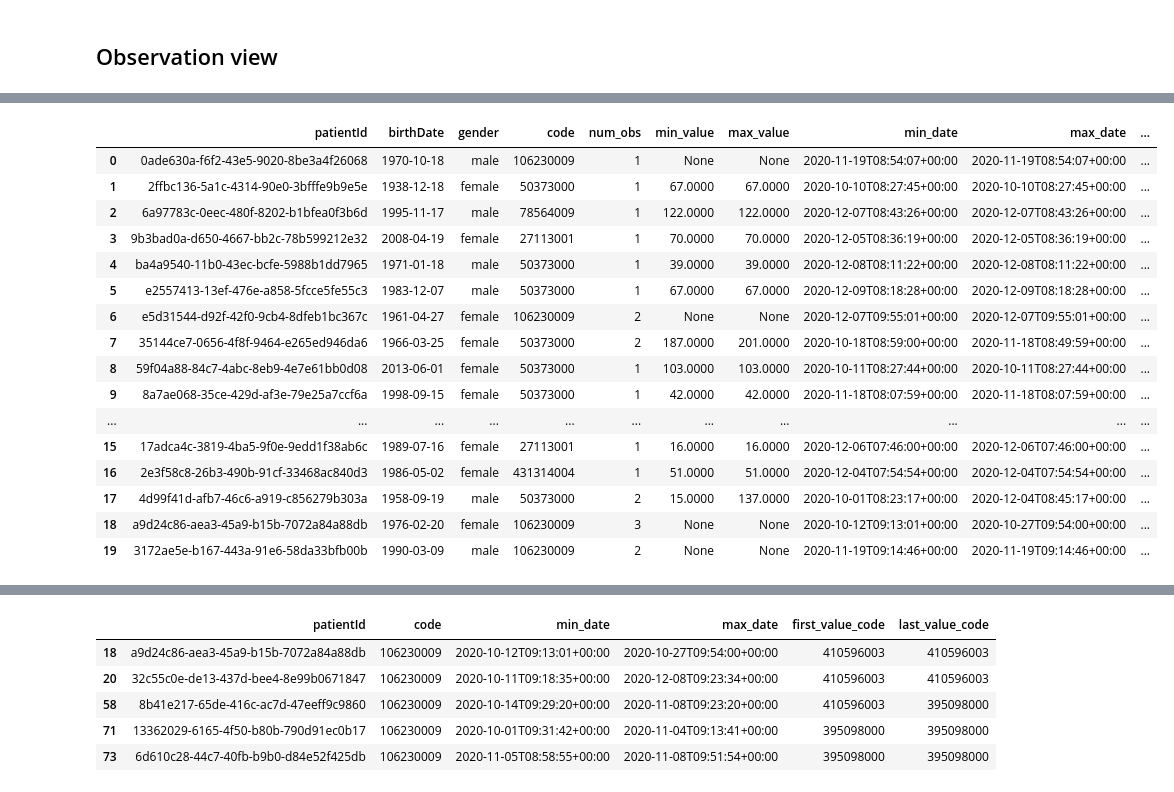
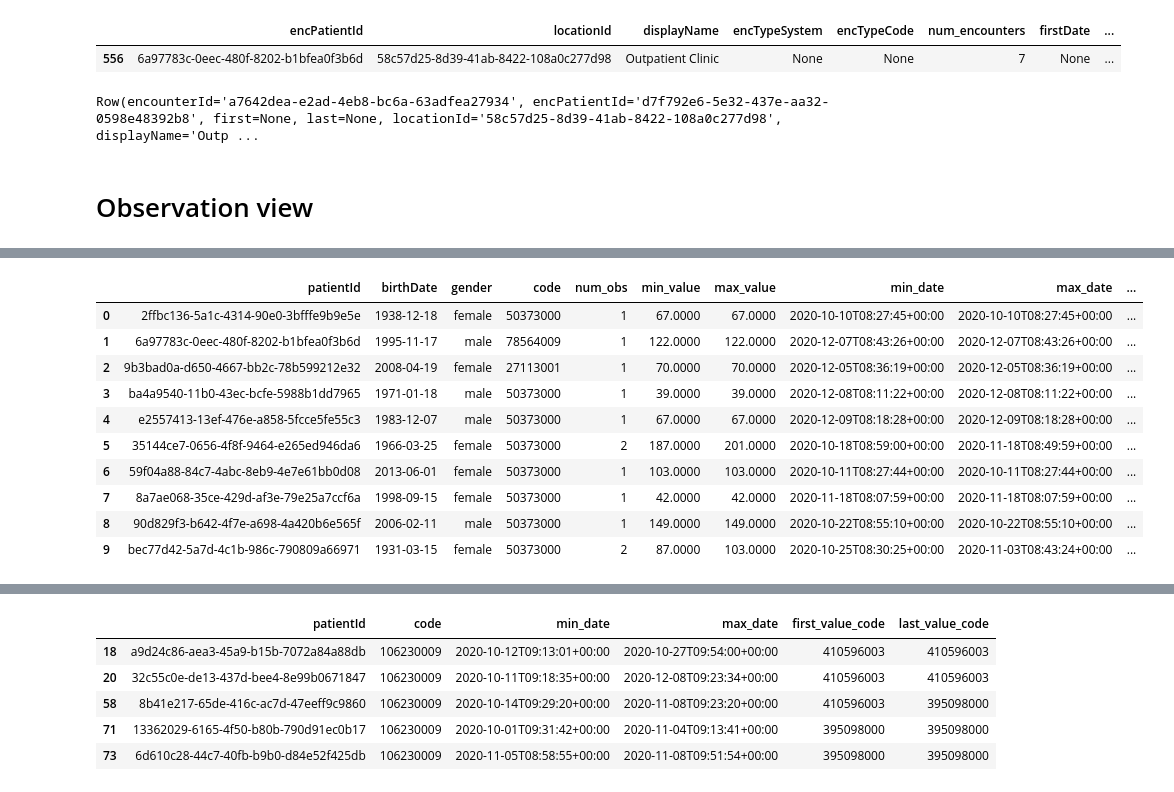
Before and after one commit to google/fhir-data-pipes, a Jupyter notebook: dwh/test_query_lib.ipynb, the cells around one changed output, grey strips where cells are left out. Cells and saved outputs as stored; diff of their text form; code cells hidden in the pictures.

Commit message:
Added encounter location and type constraints with tests

```diff
--- a/dwh/test_query_lib.ipynb
+++ b/dwh/test_query_lib.ipynb
@@ -7,8 +7,10 @@ import pyspark.sql.functions as F
 import query_lib
 import indicator_lib
 # %%
-BASE_DIR='./test_files_small/'
+#BASE_DIR='./test_files_small/'
+BASE_DIR='./test_files/'
 CODE_SYSTEM='http://snomed.info/sct'
+BASE_URL='http://localhost:8099/openmrs/ws/fhir2/R4/'
 
 patient_query = query_lib.patient_query_factory(
     query_lib.Runner.SPARK, BASE_DIR, CODE_SYSTEM)
@@ -29,5 +52,15 @@ flat_enc_df.head()
+# %%
+flat_enc_df[flat_enc_df['encPatientId'] == '6a97783c-0eec-480f-8202-b1bfea0f3b6d']
+# %% [output]
+|  | encPatientId | locationId | displayName | encTypeSystem | encTypeCode | num_encounters | firstDate | ... |
+| 556 | 6a97783c-0eec-480f-8202-b1bfea0f3b6d | 58c57d25-8d39-41ab-8422-108a0c277d98 | Outpatient Clinic | None | None | 7 | None | ... |
+# %%
+flat_enc = patient_query._flatten_encounter(BASE_URL + 'Encounter/')
+flat_enc.head()
+# %% [output]
+Row(encounterId='a7642dea-e2ad-4eb8-bc6a-63adfea27934', encPatientId='d7f792e6-5e32-437e-aa32-0598e48392b8', first=None, last=None, locationId='58c57d25-8d39-41ab-8422-108a0c277d98', displayName='Outp ...
 # %% [markdown]
-## Observation view
+# Observation view
 # %%
 _VL_CODE = '50373000'  # Height
 _ARV_PLAN = '106230009'  # Diagnosis certainty; uuid 159394AAAAAAAAAAAAAAAAAAAAAAAAAAAAAA
@@ -36,7 +69,6 @@ _DRUG2 = '395098000'  # From "diagnosis certainty" values
 end_date='2020-12-30'
 start_date='2020-12-01'
 old_start_date='2020-10-01'
-BASE_PATIENT_URL='http://localhost:8099/openmrs/ws/fhir2/R4/Patient/'
 
 patient_query.include_obs_values_in_time_range(
     _VL_CODE, min_time=old_start_date, max_time=end_date)
@@ -47,6 +79,6 @@ patient_query.include_all_other_codes(min_time=start_date, max_time=end_date)
 # cluster, load input files, and flattens observations. These won't be
 # done in subsequent calls of this function on the same instance.
 # Also same cluster will be reused for other instances of `PatientQuery`.
-agg_df = patient_query.find_patient_aggregates(BASE_PATIENT_URL)
-agg_df.head(20)
+agg_df = patient_query.get_patient_obs_view(BASE_URL)
+agg_df.head(10)
 # %% [output]
@@ -58,17 +89,11 @@ agg_df.head(20)
 |  | patientId | birthDate | gender | code | num_obs | min_value | max_value | min_date | max_date | ... |
-| 0 | 0ade630a-f6f2-43e5-9020-8be3a4f26068 | 1970-10-18 | male | 106230009 | 1 | None | None | 2020-11-19T08:54:07+00:00 | 2020-11-19T08:54:07+00:00 | ... |
-| 1 | 2ffbc136-5a1c-4314-90e0-3bfffe9b9e5e | 1938-12-18 | female | 50373000 | 1 | 67.0000 | 67.0000 | 2020-10-10T08:27:45+00:00 | 2020-10-10T08:27:45+00:00 | ... |
-| 2 | 6a97783c-0eec-480f-8202-b1bfea0f3b6d | 1995-11-17 | male | 78564009 | 1 | 122.0000 | 122.0000 | 2020-12-07T08:43:26+00:00 | 2020-12-07T08:43:26+00:00 | ... |
-| 3 | 9b3bad0a-d650-4667-bb2c-78b599212e32 | 2008-04-19 | female | 27113001 | 1 | 70.0000 | 70.0000 | 2020-12-05T08:36:19+00:00 | 2020-12-05T08:36:19+00:00 | ... |
-| 4 | ba4a9540-11b0-43ec-bcfe-5988b1dd7965 | 1971-01-18 | male | 50373000 | 1 | 39.0000 | 39.0000 | 2020-12-08T08:11:22+00:00 | 2020-12-08T08:11:22+00:00 | ... |
-| 5 | e2557413-13ef-476e-a858-5fcce5fe55c3 | 1983-12-07 | male | 50373000 | 1 | 67.0000 | 67.0000 | 2020-12-09T08:18:28+00:00 | 2020-12-09T08:18:28+00:00 | ... |
-| 6 | e5d31544-d92f-42f0-9cb4-8dfeb1bc367c | 1961-04-27 | female | 106230009 | 2 | None | None | 2020-12-07T09:55:01+00:00 | 2020-12-07T09:55:01+00:00 | ... |
-| 7 | 35144ce7-0656-4f8f-9464-e265ed946da6 | 1966-03-25 | female | 50373000 | 2 | 187.0000 | 201.0000 | 2020-10-18T08:59:00+00:00 | 2020-11-18T08:49:59+00:00 | ... |
-| 8 | 59f04a88-84c7-4abc-8eb9-4e7e61bb0d08 | 2013-06-01 | female | 50373000 | 1 | 103.0000 | 103.0000 | 2020-10-11T08:27:44+00:00 | 2020-10-11T08:27:44+00:00 | ... |
-| 9 | 8a7ae068-35ce-429d-af3e-79e25a7ccf6a | 1998-09-15 | female | 50373000 | 1 | 42.0000 | 42.0000 | 2020-11-18T08:07:59+00:00 | 2020-11-18T08:07:59+00:00 | ... |
-| ... | ... | ... | ... | ... | ... | ... | ... | ... | ... | ... |
-| 15 | 17adca4c-3819-4ba5-9f0e-9edd1f38ab6c | 1989-07-16 | female | 27113001 | 1 | 16.0000 | 16.0000 | 2020-12-06T07:46:00+00:00 | 2020-12-06T07:46:00+00:00 | ... |
-| 16 | 2e3f58c8-26b3-490b-91cf-33468ac840d3 | 1986-05-02 | female | 431314004 | 1 | 51.0000 | 51.0000 | 2020-12-04T07:54:54+00:00 | 2020-12-04T07:54:54+00:00 | ... |
-| 17 | 4d99f41d-afb7-46c6-a919-c856279b303a | 1958-09-19 | male | 50373000 | 2 | 15.0000 | 137.0000 | 2020-10-01T08:23:17+00:00 | 2020-12-04T08:45:17+00:00 | ... |
-| 18 | a9d24c86-aea3-45a9-b15b-7072a84a88db | 1976-02-20 | female | 106230009 | 3 | None | None | 2020-10-12T09:13:01+00:00 | 2020-10-27T09:54:00+00:00 | ... |
-| 19 | 3172ae5e-b167-443a-91e6-58da33bfb00b | 1990-03-09 | male | 106230009 | 2 | None | None | 2020-11-19T09:14:46+00:00 | 2020-11-19T09:14:46+00:00 | ... |
+| 0 | 2ffbc136-5a1c-4314-90e0-3bfffe9b9e5e | 1938-12-18 | female | 50373000 | 1 | 67.0000 | 67.0000 | 2020-10-10T08:27:45+00:00 | 2020-10-10T08:27:45+00:00 | ... |
+| 1 | 6a97783c-0eec-480f-8202-b1bfea0f3b6d | 1995-11-17 | male | 78564009 | 1 | 122.0000 | 122.0000 | 2020-12-07T08:43:26+00:00 | 2020-12-07T08:43:26+00:00 | ... |
+| 2 | 9b3bad0a-d650-4667-bb2c-78b599212e32 | 2008-04-19 | female | 27113001 | 1 | 70.0000 | 70.0000 | 2020-12-05T08:36:19+00:00 | 2020-12-05T08:36:19+00:00 | ... |
+| 3 | ba4a9540-11b0-43ec-bcfe-5988b1dd7965 | 1971-01-18 | male | 50373000 | 1 | 39.0000 | 39.0000 | 2020-12-08T08:11:22+00:00 | 2020-12-08T08:11:22+00:00 | ... |
+| 4 | e2557413-13ef-476e-a858-5fcce5fe55c3 | 1983-12-07 | male | 50373000 | 1 | 67.0000 | 67.0000 | 2020-12-09T08:18:28+00:00 | 2020-12-09T08:18:28+00:00 | ... |
+| 5 | 35144ce7-0656-4f8f-9464-e265ed946da6 | 1966-03-25 | female | 50373000 | 2 | 187.0000 | 201.0000 | 2020-10-18T08:59:00+00:00 | 2020-11-18T08:49:59+00:00 | ... |
+| 6 | 59f04a88-84c7-4abc-8eb9-4e7e61bb0d08 | 2013-06-01 | female | 50373000 | 1 | 103.0000 | 103.0000 | 2020-10-11T08:27:44+00:00 | 2020-10-11T08:27:44+00:00 | ... |
+| 7 | 8a7ae068-35ce-429d-af3e-79e25a7ccf6a | 1998-09-15 | female | 50373000 | 1 | 42.0000 | 42.0000 | 2020-11-18T08:07:59+00:00 | 2020-11-18T08:07:59+00:00 | ... |
+| 8 | 90d829f3-b642-4f7e-a698-4a420b6e565f | 2006-02-11 | male | 50373000 | 1 | 149.0000 | 149.0000 | 2020-10-22T08:55:10+00:00 | 2020-10-22T08:55:10+00:00 | ... |
+| 9 | bec77d42-5a7d-4c1b-986c-790809a66971 | 1931-03-15 | female | 50373000 | 2 | 87.0000 | 103.0000 | 2020-10-25T08:30:25+00:00 | 2020-11-03T08:43:24+00:00 | ... |
```
Also changed, not shown: parts of 10 cells of this notebook, 3 other files.
